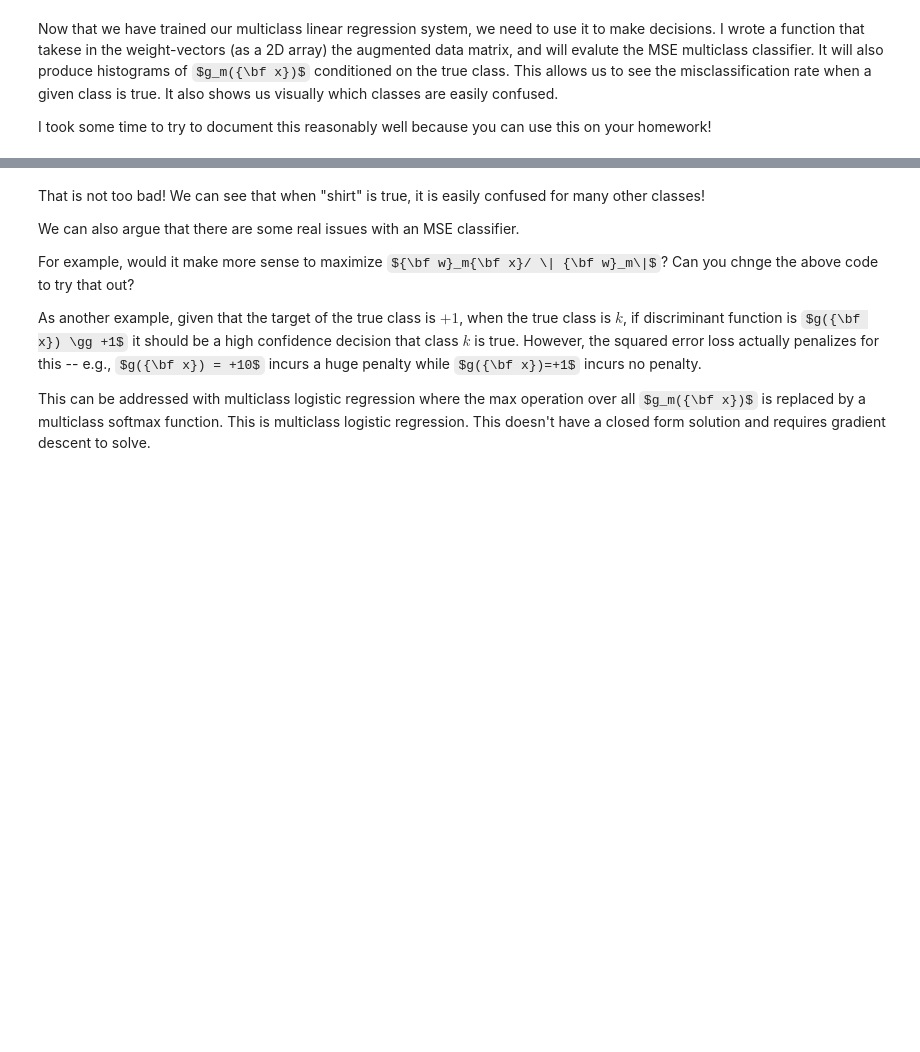
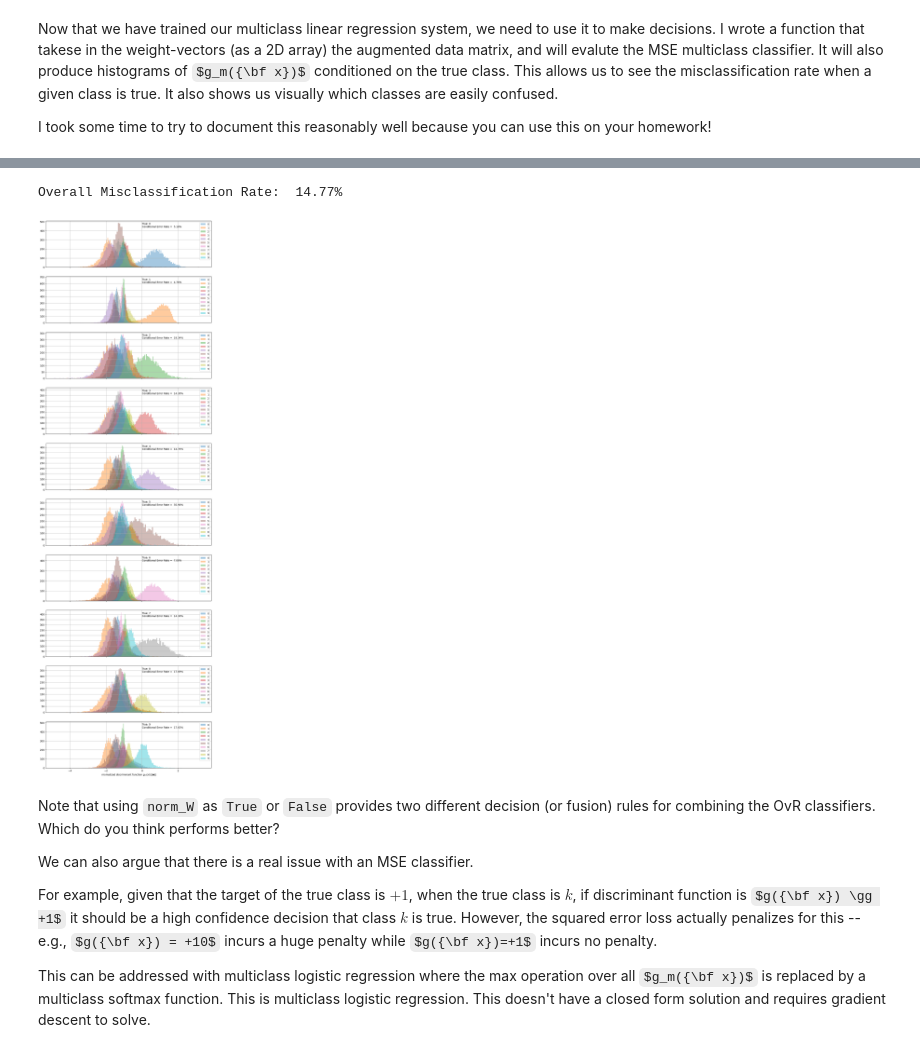
Before and after one commit to keithchugg/ee559_spring2023, a Jupyter notebook: lecture/mnist_multiclass_mse.ipynb, the cells around one changed output, grey strips where cells are left out. Saved outputs shown, nothing was run; the diff lists cells and outputs as text; code cells hidden in the pictures; some formulas as TeX source; blank space fills up the shorter version.

```diff
--- a/lecture/mnist_multiclass_mse.ipynb
+++ b/lecture/mnist_multiclass_mse.ipynb
@@ -145,10 +156,14 @@ Overall Misclassification Rate:  16.89%
+# %%
+error_rate = plot_multiclass_histograms(x_train_aug, W_hat, y_train, f'img/hist_{tag_name}.pdf', norm_W=True, scale=1, class_names=label_names)
+print(f'\nOverall Misclassification Rate: {error_rate : 0.2f}%')
+# %% [output]
+Overall Misclassification Rate:  14.77%
+[figure, added]
 # %% [markdown]
-That is not too bad!  We can see that when "shirt" is true, it is easily confused for many other classes!
+Note that using `norm_W` as `True` or `False` provides two different decision (or fusion) rules for combining the OvR classifiers.  Which do you think performs better?
 
-We can also argue that there are some real issues with an MSE classifier.
+We can also argue that there is a real issue with an MSE classifier.
 
-For example, would it make more sense to maximize ${\bf w}_m{\bf x}/ \| {\bf w}_m\|$?  Can you chnge the above code to try that out?
-
-As another example, given that the target of the true class is $+1$, when the true class is $k$, if discriminant function is $g({\bf x}) \gg +1$ it should be a high confidence decision that class $k$ is true.  However, the squared error loss actually penalizes for this -- e.g., $g({\bf x}) = +10$ incurs a huge penalty while $g({\bf x})=+1$ incurs no penalty.
+For example, given that the target of the true class is $+1$, when the true class is $k$, if discriminant function is $g({\bf x}) \gg +1$ it should be a high confidence decision that class $k$ is true.  However, the squared error loss actually penalizes for this -- e.g., $g({\bf x}) = +10$ incurs a huge penalty while $g({\bf x})=+1$ incurs no penalty.
 
 This can be addressed with multiclass logistic regression where the max operation over all $g_m({\bf x})$ is replaced by a multiclass softmax function.  This is multiclass logistic regression.  This doesn't have a closed form solution and requires gradient descent to solve.
```
Also changed, not shown: parts of 5 cells of this notebook, 2 other files.
